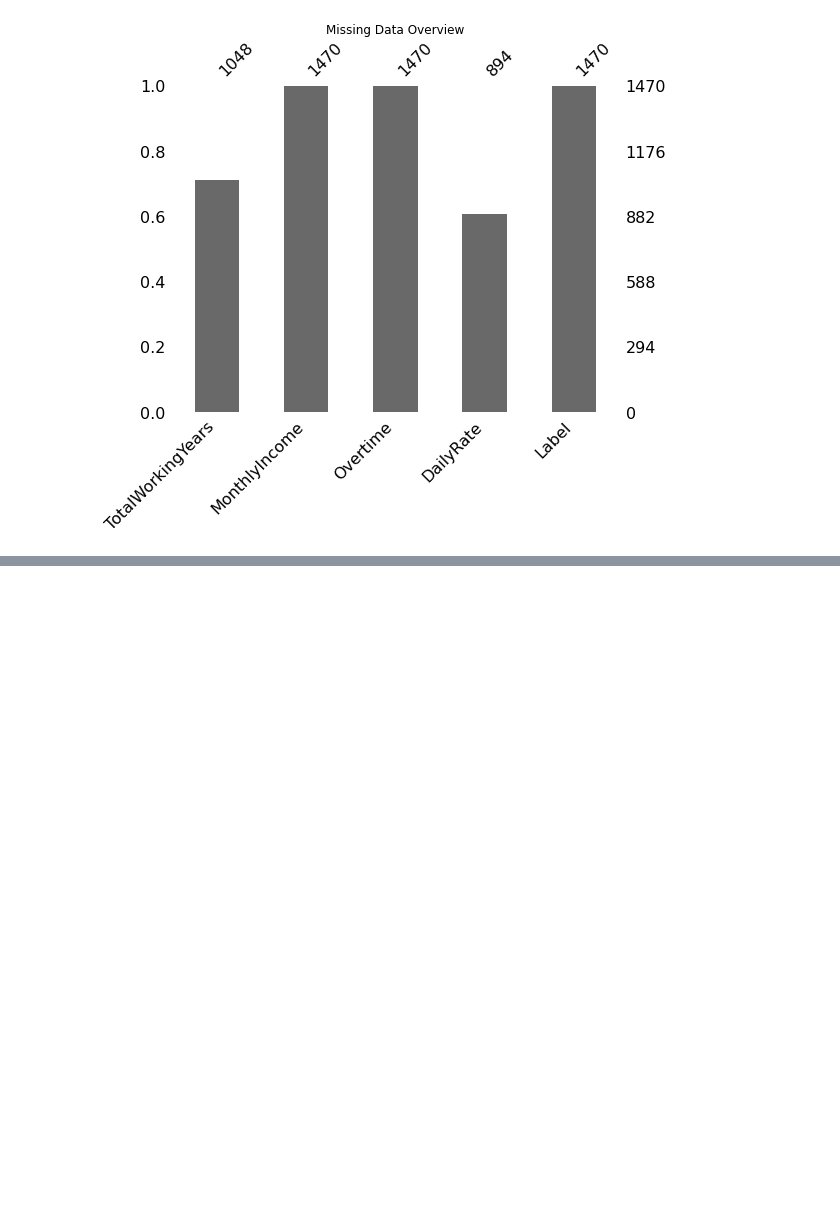
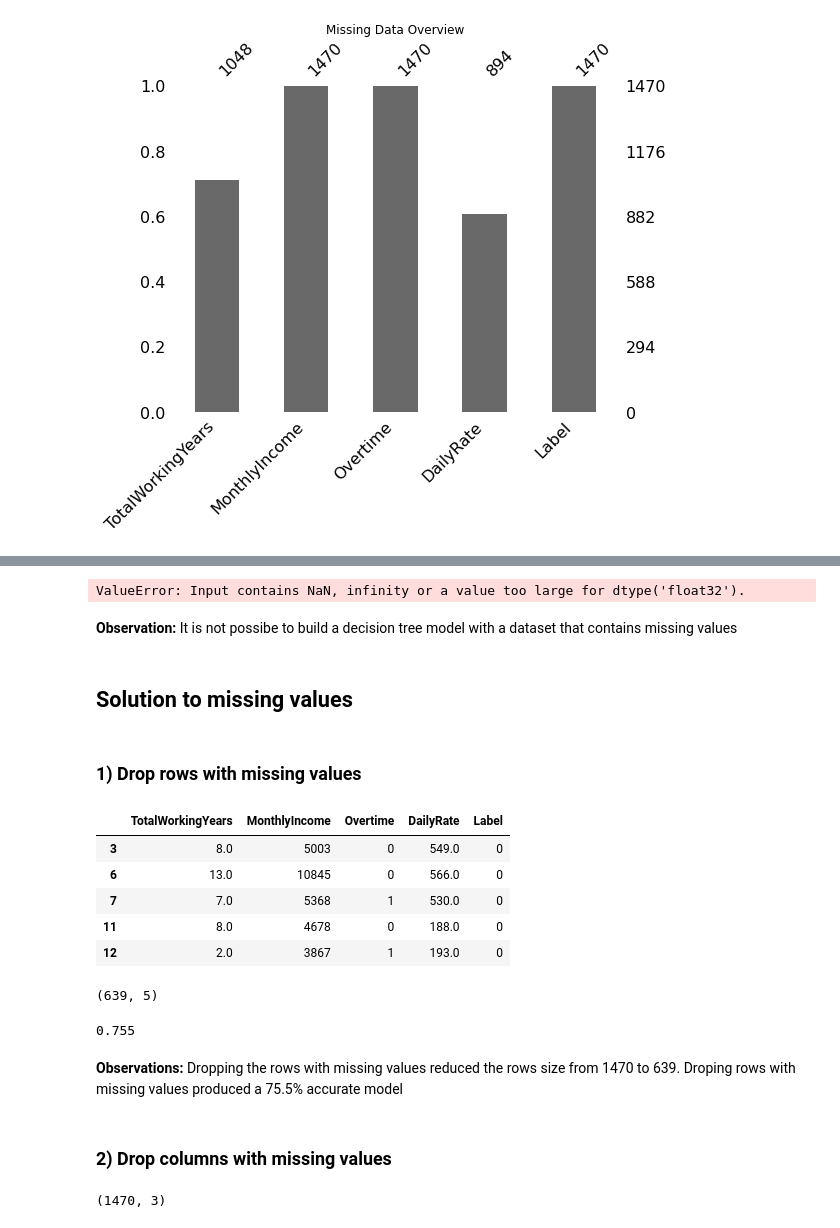
Before and after one commit to cyberholics/handling_missing_data, a Jupyter notebook: handling missing data .ipynb, the cells around one changed output, grey strips where cells are left out. Cells and saved outputs as stored; diff of their text form; code cells hidden in the pictures; blank space fills up the shorter version.

```diff
--- a/handling missing data .ipynb
+++ b/handling missing data .ipynb
@@ -71,0 +68,38 @@ Note: you may need to restart the kernel to use updated packages.
+# %%
+## Build a model with the dataset that conatains missing values
+build_model(df)
+# %% [output]
+ValueError: Input contains NaN, infinity or a value too large for dtype('float32').
+# %% [markdown]
+**Observation:** It is not possibe to build a decision tree model with a dataset that contains missing values
+# %% [markdown]
+## Solution to missing values
+# %% [markdown]
+### 1) Drop rows with missing values
+# %%
+df_drop_rows=df.dropna()
+df_drop_rows.head()
+# %% [output]
+|  | TotalWorkingYears | MonthlyIncome | Overtime | DailyRate | Label |
+| 3 | 8.0 | 5003 | 0 | 549.0 | 0 |
+| 6 | 13.0 | 10845 | 0 | 566.0 | 0 |
+| 7 | 7.0 | 5368 | 1 | 530.0 | 0 |
+| 11 | 8.0 | 4678 | 0 | 188.0 | 0 |
+| 12 | 2.0 | 3867 | 1 | 193.0 | 0 |
+# %%
+df_drop_rows.shape
+# %% [output]
+(639, 5)
+# %%
+build_model(df_drop_rows)
+# %% [output]
+0.755
+# %% [markdown]
+**Observations:** Dropping the rows with missing values reduced the rows size from 1470 to 639. Droping rows with missing values produced a 75.5% accurate model
+# %% [markdown]
+### 2) Drop columns with missing values
+# %%
+df_drop_col=df[["MonthlyIncome","Overtime","Label"]]
+df_drop_col.shape
+# %% [output]
+(1470, 3)
```
Also changed, not shown: parts of 25 cells of this notebook.
